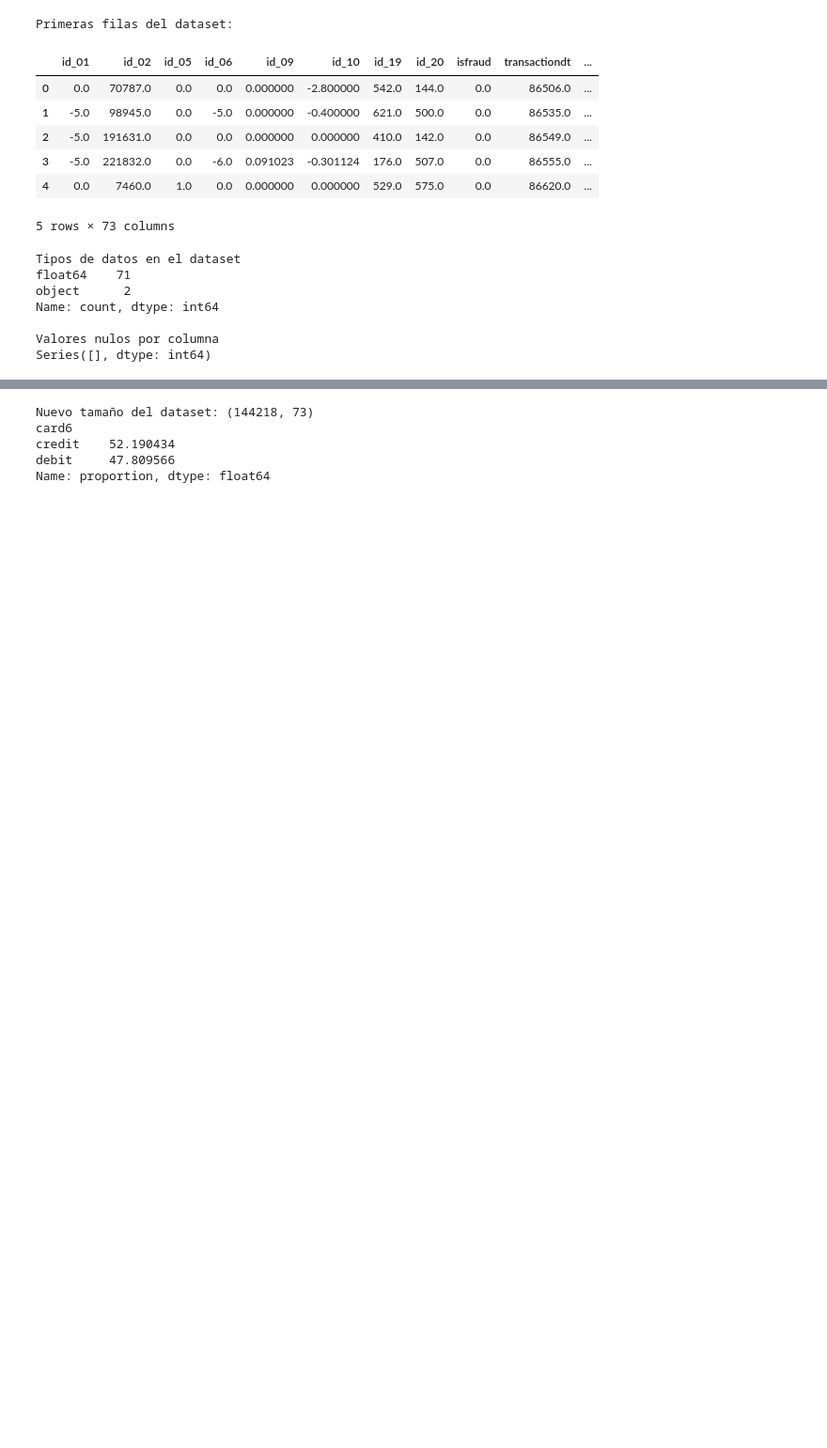
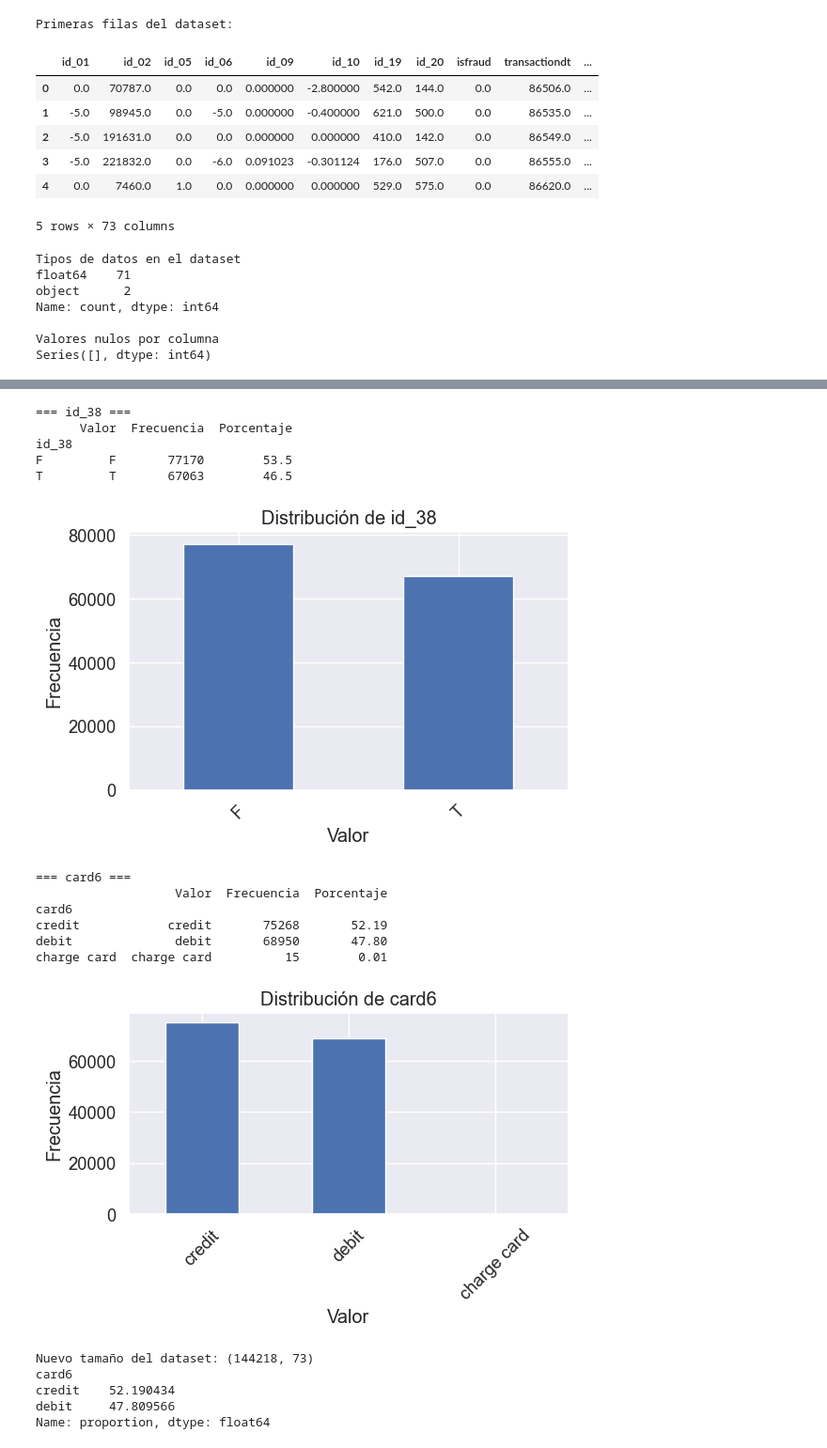
Before and after one commit to Darhudda/Machine_learning, a Jupyter notebook: _sources/EDA.ipynb, the cells around one changed output, grey strips where cells are left out. Shown at 94% size. Drawn from its saved outputs; the diff is of its cells as text; code cells hidden in the pictures; blank space fills up the shorter version.

```diff
--- a/_sources/EDA.ipynb
+++ b/_sources/EDA.ipynb
@@ -83,3 +113,48 @@ charge card  charge card          15        0.01
+# %%
+import pandas as pd
+import matplotlib.pyplot as plt
+
+# Reafirmar columnas categóricas tipo object
+categorical_cols = df.select_dtypes(include='object').columns.tolist()
+
+# Total de filas
+total = len(df)
+
+# Recorrer cada columna categórica y mostrar valores únicos + porcentaje + gráfico
+for col in categorical_cols:
+    print(f"\n=== {col} ===")
+    counts = df[col].value_counts(dropna=False)
+    percentages = counts / total * 100
+    summary = pd.DataFrame({
+        'Valor': counts.index,
+        'Frecuencia': counts.values,
+        'Porcentaje': percentages.round(2)
+    })
+    print(summary)
+
+    # Crear gráfico de barras
+    plt.figure(figsize=(6, 4))
+    counts.plot(kind='bar')
+    plt.title(f'Distribución de {col}')
+    plt.xlabel('Valor')
+    plt.ylabel('Frecuencia')
+    plt.xticks(rotation=45)
+    plt.tight_layout()
+    plt.show()
+# %% [output]
+=== id_38 ===
+      Valor  Frecuencia  Porcentaje
+id_38
+F         F       77170        53.5
+T         T       67063        46.5
+[figure, added]
+=== card6 ===
+                   Valor  Frecuencia  Porcentaje
+card6
+credit            credit       75268       52.19
+debit              debit       68950       47.80
+charge card  charge card          15        0.01
+[figure, added]
 # %%
 # Eliminar registros donde card6 es "charge card"
 df = df[df['card6'] != 'charge card'].reset_index(drop=True)
```
Also changed, not shown: parts of 30 cells of this notebook, 40 other files.
